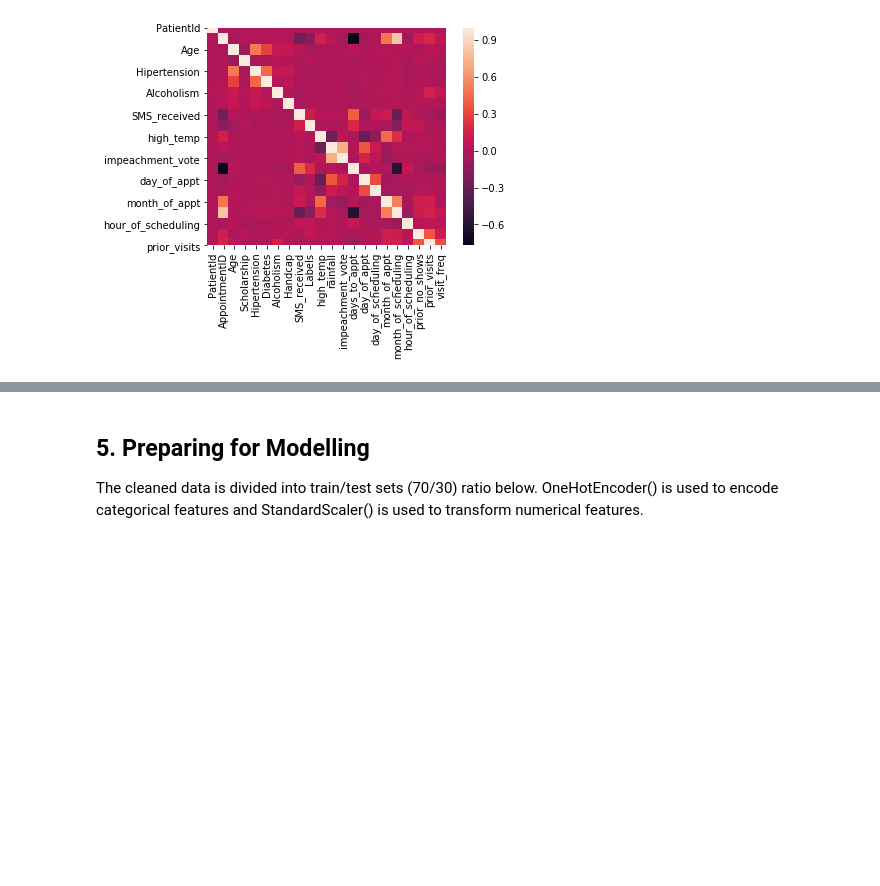
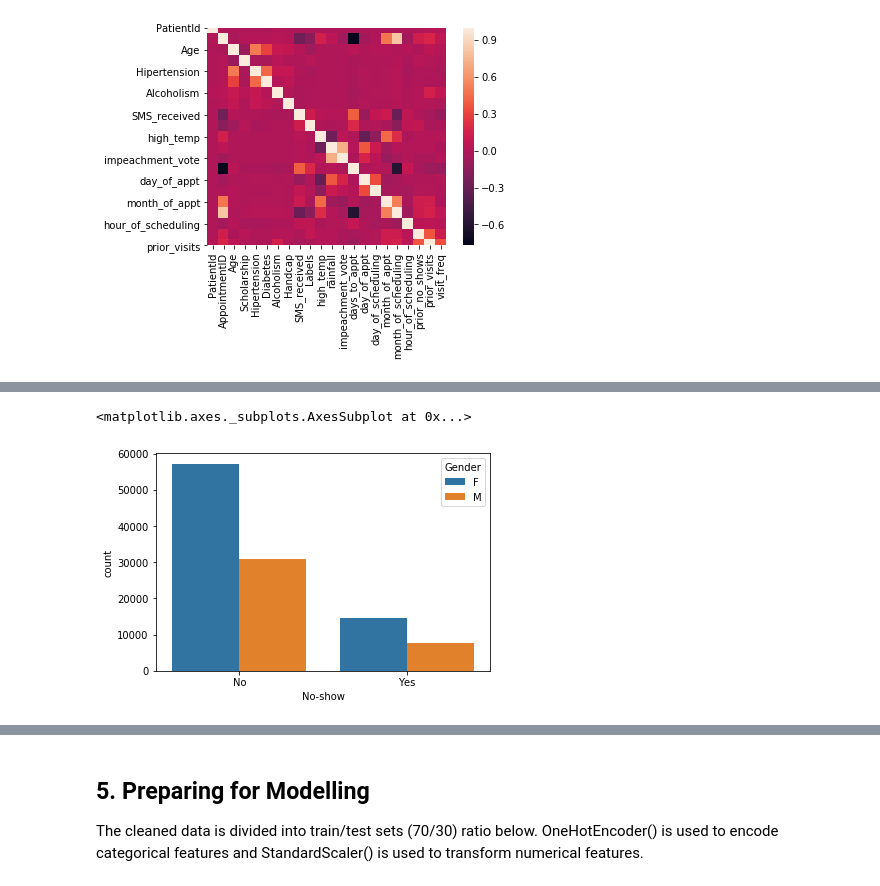
Before and after one commit to cooldude679/3253Team4, a Jupyter notebook: team4_final_project.ipynb, the cells around one changed output, grey strips where cells are left out. Saved outputs shown, nothing was run; the diff lists cells and outputs as text; code cells hidden in the pictures; blank space fills up the shorter version.

```diff
--- a/team4_final_project.ipynb
+++ b/team4_final_project.ipynb
@@ -302,0 +356,7 @@ data_clean = data[['Labels','Gender','Age','SMS_received','day_of_appt','day_of_
+# %%
+#Calculating the proportion of no shows if the patient is male or female
+
+sns.countplot(x = 'No-show', hue = 'Gender', data=data)
+# %% [output]
+<matplotlib.axes._subplots.AxesSubplot at 0x...>
+[figure, added]
```
Also changed, not shown: parts of 17 cells of this notebook.
